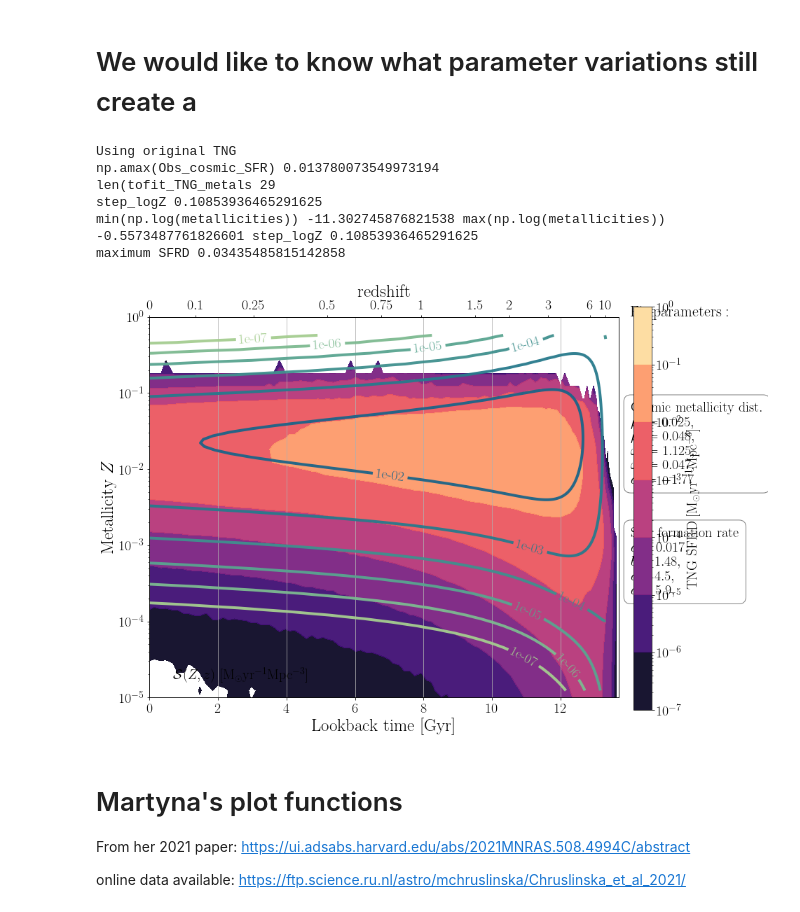
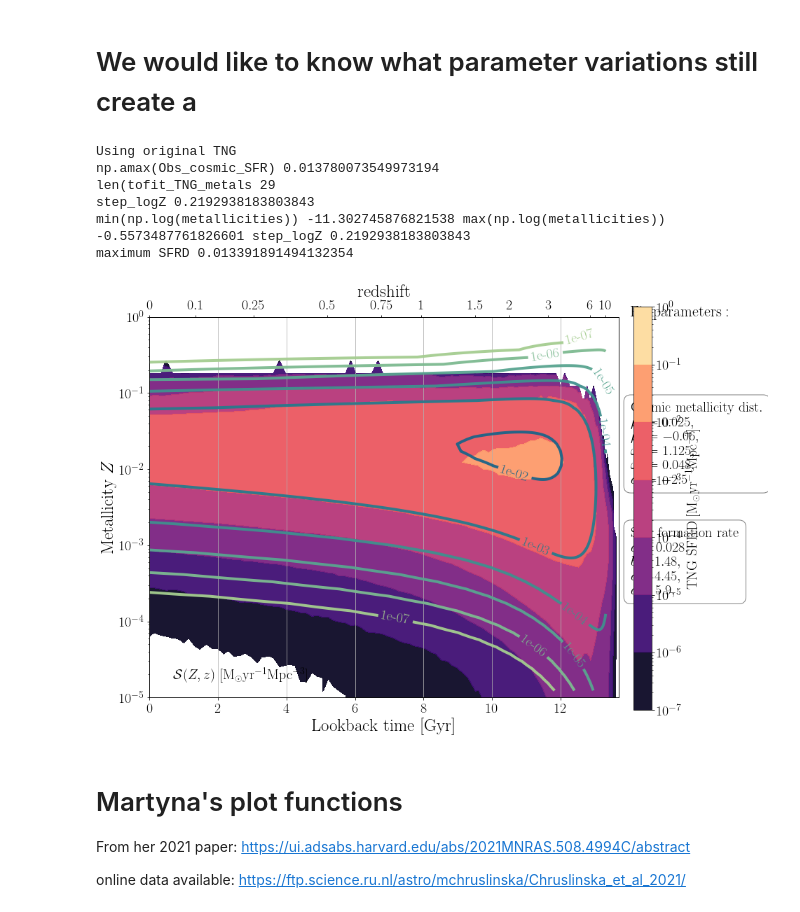
Before and after one commit to sashalvna/SFRD_fit, a Jupyter notebook: src/scripts/Determining_Reasonable_Parameter_Variations.ipynb, the cells around one changed output. Cells and saved outputs as stored; diff of their text form; code cells hidden in the pictures.

```diff
--- a/src/scripts/Determining_Reasonable_Parameter_Variations.ipynb
+++ b/src/scripts/Determining_Reasonable_Parameter_Variations.ipynb
@@ -168,7 +168,7 @@ def Single_panel(obs_SFRD = [], mu_0=0.025, mu_z=-0.49,alpha = -1.77, sigma_0=1.
     # high resolution in both redshift and metallicity. We'll use the following:
     print('len(tofit_TNG_metals', len(tofit_TNG_metals) )
     log_tofit_TNG_metals = np.log10(tofit_TNG_metals)
-    high_res_metals    = np.logspace(min(log_tofit_TNG_metals), max(log_tofit_TNG_metals), 100)#tofit_TNG_metals#
+    high_res_metals    = np.logspace(min(log_tofit_TNG_metals), max(log_tofit_TNG_metals), 50)#tofit_TNG_metals#
     high_res_redshifts = np.arange(0, 10.1, 0.05)
     #Convert redshift to lookback time
     high_res_t         = cosmo.lookback_time(high_res_redshifts)
@@ -193,7 +193,7 @@ def Single_panel(obs_SFRD = [], mu_0=0.025, mu_z=-0.49,alpha = -1.77, sigma_0=1.
         print('min(np.log(metallicities))',min(np.log(metallicities)),
               'max(np.log(metallicities))',max(np.log(metallicities)), 'step_logZ',step_logZ)
         # Combine it into a SFRD
-        model_SFRD = (sfr*(dPdlogZ).T ).value
+        model_SFRD = (sfr*(dPdlogZ * step_logZ).T ).value
         print('maximum SFRD', np.amax(model_SFRD))
 
         #####################################
@@ -230,7 +230,7 @@ def Single_panel(obs_SFRD = [], mu_0=0.025, mu_z=-0.49,alpha = -1.77, sigma_0=1.
         log_obs_metallicities = np.log(Obs_center_Zbin)
         step_obs_logZ         = np.diff(log_obs_metallicities)[0]
 
-        TNG = ax.contourf(Obs_Lookbacktimes, Obs_center_Zbin, Obs_cosmic_SFR/step_obs_logZ,
+        TNG = ax.contourf(Obs_Lookbacktimes, Obs_center_Zbin, Obs_cosmic_SFR,#/step_obs_logZ,
                           levels, cmap=tng_color, alpha = 0.95,locator=ticker.LogLocator(),  )
         cbaxes1 = fig.add_axes([0.925, 0.1, 0.03, 0.8]) #[left, bottom, width, height]
         cb = plt.colorbar(TNG, cax = cbaxes1, label= r"$\mathrm{TNG \ SFRD \ [M_{\odot} yr^{-1} Mpc^{-3}]}$")
@@ -303,42 +303,39 @@ def Single_panel(obs_SFRD = [], mu_0=0.025, mu_z=-0.49,alpha = -1.77, sigma_0=1.
     ax2.set_xticks([cosmo.lookback_time(z).value for z in redshift_tick_list])
     ax2.set_xticklabels(['${:g}$'.format(z) for z in redshift_tick_list],Fontsize = 20)
     ax2.set_xlabel('$\mathrm{redshift}$', fontsize = 25)
 
     #Make sure top and bottom axis are lined up (have same limmits)
     ax.set_xlim(tmin, tmax)
     ax2.set_xlim(tmin, tmax)
 
     ax.set_ylim(1e-5, 1)
 
 
     ##############################################################################
 #     print('saving here', paths.figures / 'SFRD_FIT_evaluation_compare.pdf')
 #     fig.savefig(paths.figures / 'SFRD_FIT_evaluation_compare.pdf',  bbox_inches='tight', dpi=300)
 
     # plt.show()
 
-
-
-
 #################################################################################################
 #                                                                                               #
 #       Call plot                                                                               #
 #                                                                                               #
 #################################################################################################
-Single_panel(mu_0=0.025, mu_z=0.048, sigma_0=1.125, sigma_z =0.047, alpha = -1.77,
-                    a=0.017, b=1.48, c=4.5,  d=5.9,
+Single_panel(mu_0=0.0247, mu_z=-0.06, sigma_0=1.125, sigma_z =0.048, alpha = -2.5,
+                    a=0.028, b=1.48, c=4.45,  d=5.9,
                     min_logZ  = -12.0, max_logZ  =0.0, step_logZ = 0.01,
                     add_Chruslinska = False,
                     add_TNG = True, plot_dPdZcontours = True, neijssel_fit = False,
                    FITkleur="crest", dPdZ_text = '', SFR_text = '')
 # %% [output]
 Using original TNG
 np.amax(Obs_cosmic_SFR) 0.013780073549973194
 len(tofit_TNG_metals 29
-step_logZ 0.10853936465291625
-min(np.log(metallicities)) -11.302745876821538 max(np.log(metallicities)) -0.5573487761826601 step_logZ 0.10853936465291625
-maximum SFRD 0.03435485815142858
+step_logZ 0.2192938183803843
+min(np.log(metallicities)) -11.302745876821538 max(np.log(metallicities)) -0.5573487761826601 step_logZ 0.2192938183803843
+maximum SFRD 0.013391891494132354
-[figure, old version]
+[figure, new version]
 # %% [markdown]
 # Martyna's plot functions
 
```
Also changed, not shown: 1 other file.
